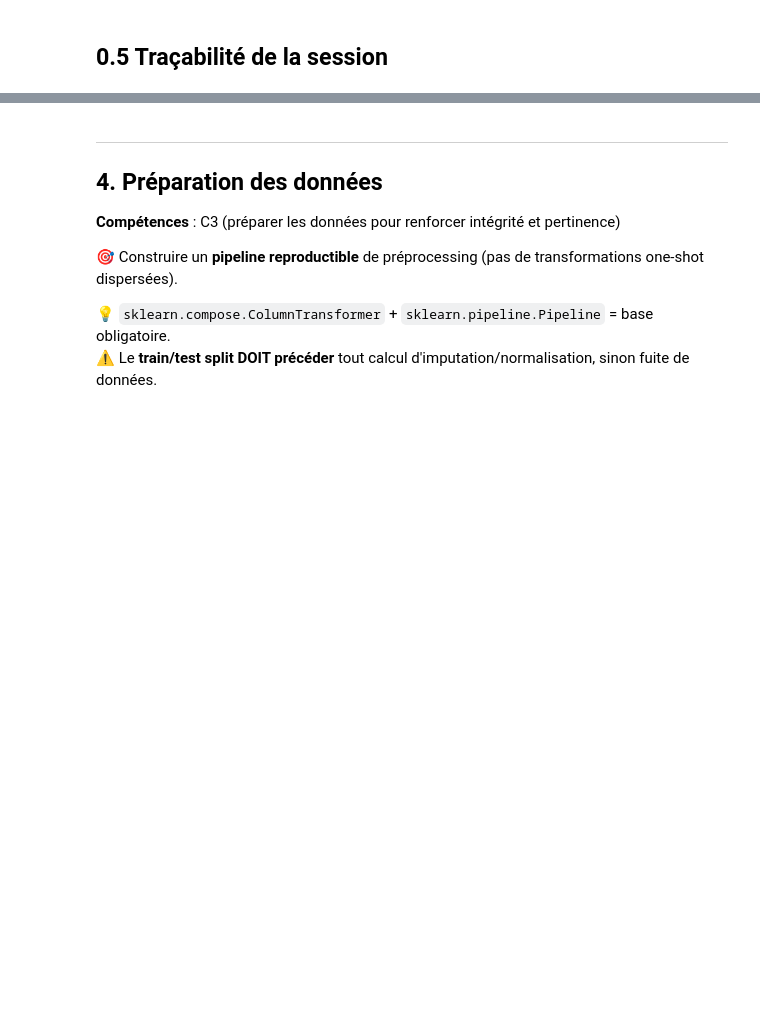
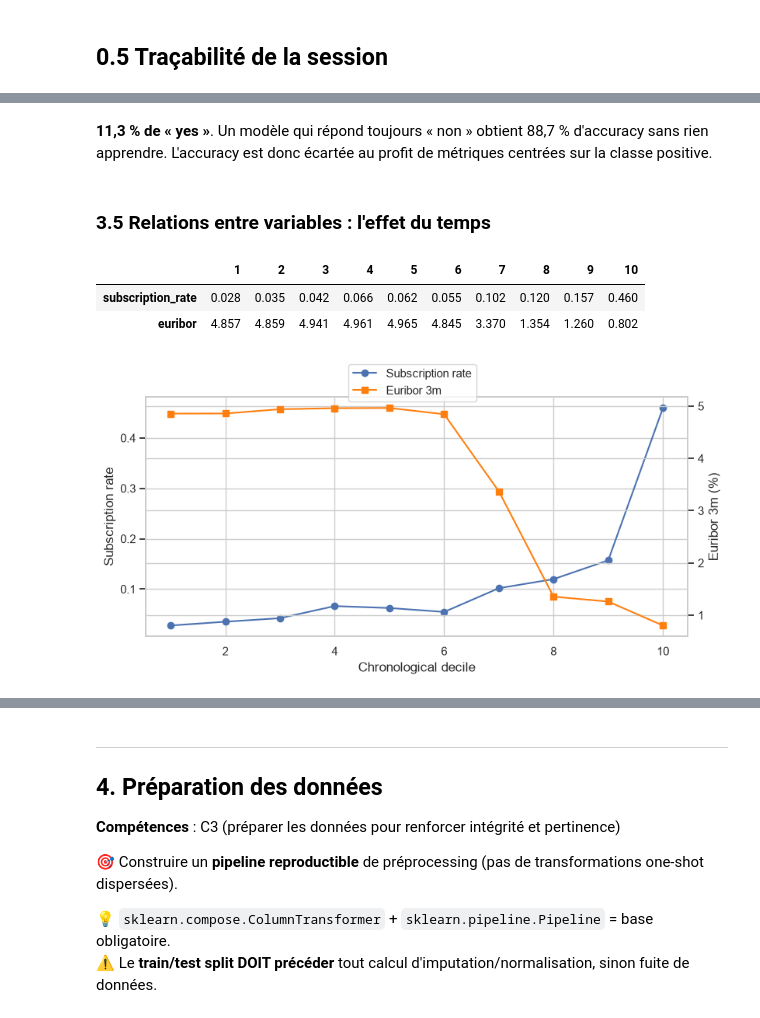
Before and after one commit to 3ti3nne/certif_etienne, a Jupyter notebook: notebooks/certif_bank_marketing.ipynb, the cells around one changed output, grey strips where cells are left out. Saved outputs shown, nothing was run; the diff lists cells and outputs as text; code cells hidden in the pictures; blank space fills up the shorter version.

```diff
--- a/notebooks/certif_bank_marketing.ipynb
+++ b/notebooks/certif_bank_marketing.ipynb
@@ -241,0 +305,3 @@ NameError: name 'Path' is not defined
+# %%
+df = load_data()
+df.shape
@@ -257,3 +341,24 @@ NameError: name 'Path' is not defined
+# %% [markdown]
+**11,3 % de « yes »**. Un modèle qui répond toujours « non » obtient 88,7 % d'accuracy sans rien apprendre. L'accuracy est donc écartée au profit de métriques centrées sur la classe positive.
+# %% [markdown]
+### 3.5 Relations entre variables : l'effet du temps
 # %%
-# 3.5 Corrélations & relations entre variables
-# Matrice de corrélation, pairplot, croisements clés vs cible
+decile = np.arange(len(df)) * 10 // len(df) + 1
+by_decile = df.groupby(decile).agg(subscription_rate=("y", "mean"), euribor=("euribor3m", "mean"))
+by_decile.round(3).T
+# %% [output]
+|  | 1 | 2 | 3 | 4 | 5 | 6 | 7 | 8 | 9 | 10 |
+| subscription_rate | 0.028 | 0.035 | 0.042 | 0.066 | 0.062 | 0.055 | 0.102 | 0.120 | 0.157 | 0.460 |
+| euribor | 4.857 | 4.859 | 4.941 | 4.961 | 4.965 | 4.845 | 3.370 | 1.354 | 1.260 | 0.802 |
+# %%
+fig, ax = plt.subplots(figsize=(9, 4))
+ax.plot(by_decile.index, by_decile["subscription_rate"], marker="o", label="Subscription rate")
+ax.set_xlabel("Chronological decile")
+ax.set_ylabel("Subscription rate")
+ax2 = ax.twinx()
+ax2.plot(by_decile.index, by_decile["euribor"], marker="s", color="tab:orange", label="Euribor 3m")
+ax2.set_ylabel("Euribor 3m (%)")
+fig.legend(loc="upper center")
+plt.show()
+# %% [output]
+[figure, added]
```
Also changed, not shown: parts of 32 cells of this notebook, 1 other file.
